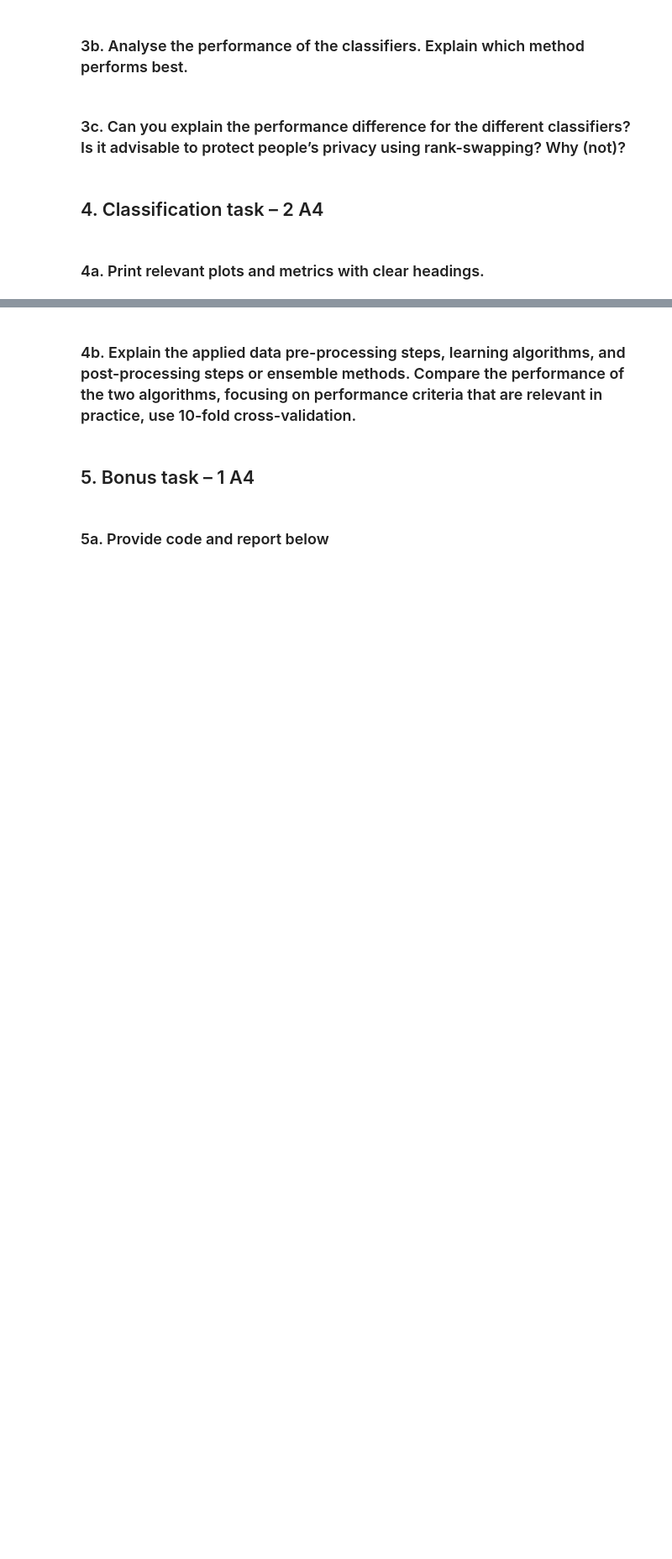
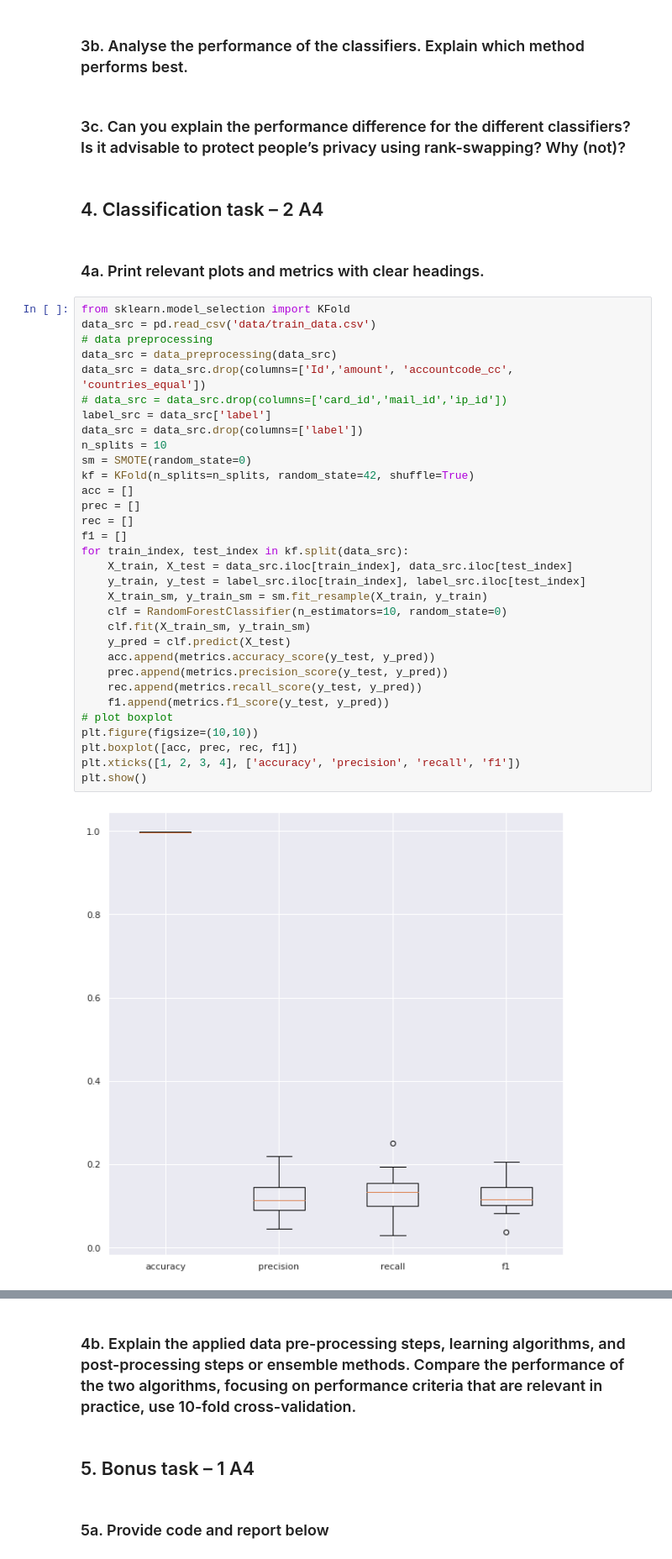
Before and after one commit to CarlosChu-c/CiberSecurityLab, a Jupyter notebook: lab1/Lab1-2021.ipynb, the cells around one changed output, grey strips where cells are left out. Shown at 84% size. Cells and saved outputs as stored; diff of their text form; blank space fills up the shorter version.

Commit message:
random forest added

```diff
--- a/lab1/Lab1-2021.ipynb
+++ b/lab1/Lab1-2021.ipynb
@@ -500,3 +502,37 @@ swapped, p = 1
 ## 4. Classification task – 2 A4
 # %% [markdown]
 ### 4a. Print relevant plots and metrics with clear headings.
+# %%
+from sklearn.model_selection import KFold
+data_src = pd.read_csv('data/train_data.csv')
+# data preprocessing
+data_src = data_preprocessing(data_src)
+data_src = data_src.drop(columns=['Id','amount', 'accountcode_cc', 'countries_equal'])
+# data_src = data_src.drop(columns=['card_id','mail_id','ip_id'])
+label_src = data_src['label']
+data_src = data_src.drop(columns=['label'])
+n_splits = 10
+sm = SMOTE(random_state=0)
+kf = KFold(n_splits=n_splits, random_state=42, shuffle=True)
+acc = []
+prec = []
+rec = []
+f1 = []
+for train_index, test_index in kf.split(data_src):
+    X_train, X_test = data_src.iloc[train_index], data_src.iloc[test_index]
+    y_train, y_test = label_src.iloc[train_index], label_src.iloc[test_index]
+    X_train_sm, y_train_sm = sm.fit_resample(X_train, y_train)
+    clf = RandomForestClassifier(n_estimators=10, random_state=0)
+    clf.fit(X_train_sm, y_train_sm)
+    y_pred = clf.predict(X_test)
+    acc.append(metrics.accuracy_score(y_test, y_pred))
+    prec.append(metrics.precision_score(y_test, y_pred))
+    rec.append(metrics.recall_score(y_test, y_pred))
+    f1.append(metrics.f1_score(y_test, y_pred))
+# plot boxplot
+plt.figure(figsize=(10,10))
+plt.boxplot([acc, prec, rec, f1])
+plt.xticks([1, 2, 3, 4], ['accuracy', 'precision', 'recall', 'f1'])
+plt.show()
+# %% [output]
+[figure, added]
```
Also changed, not shown: parts of 11 cells of this notebook.
